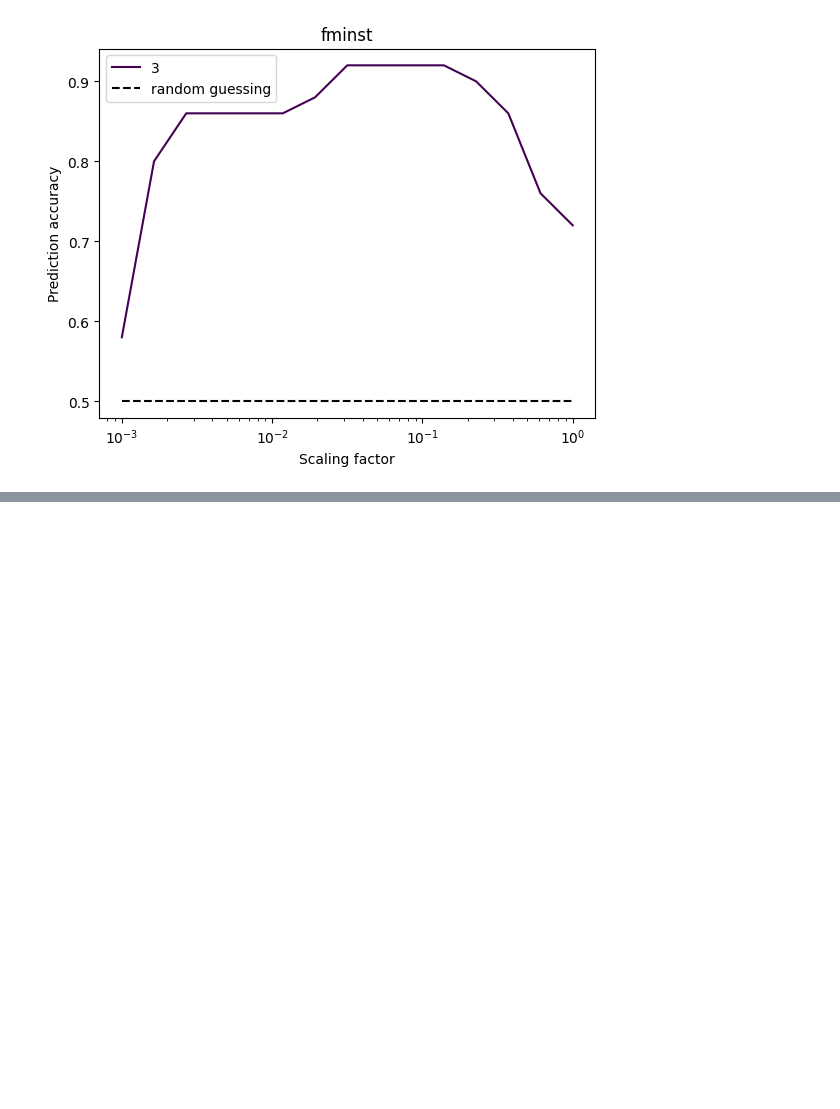
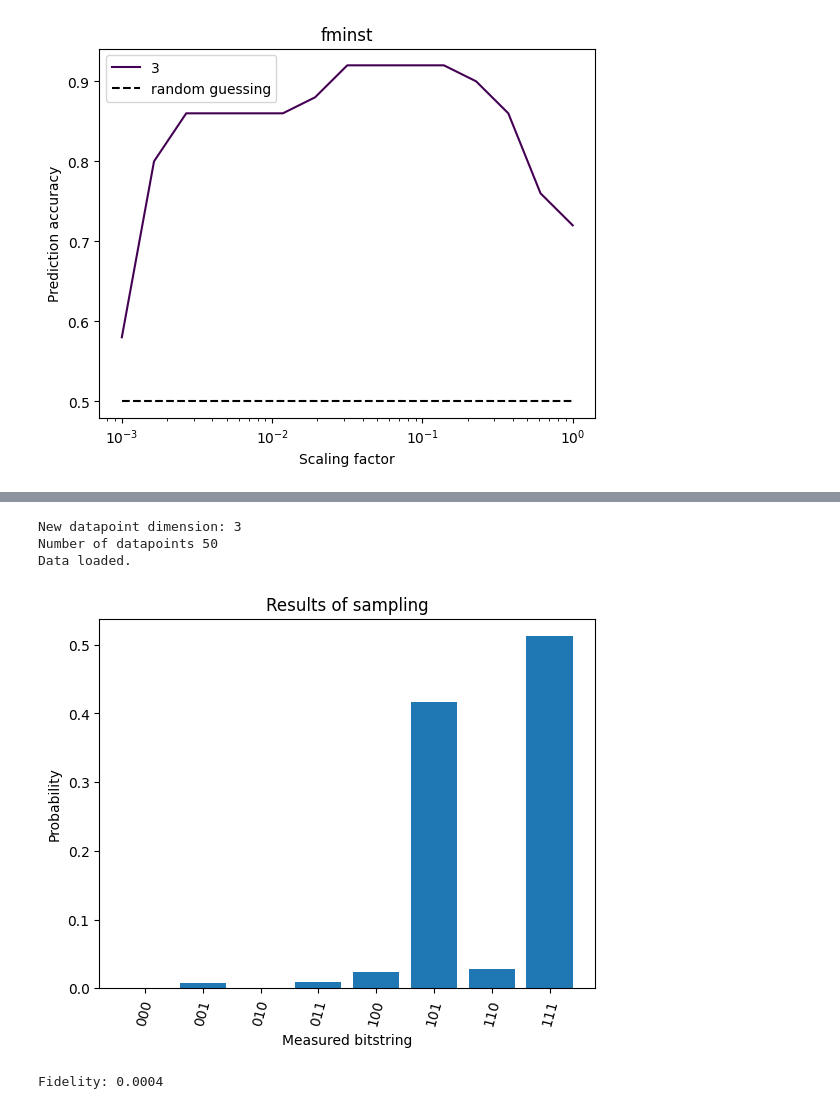
Before and after one commit to CERN-IT-INNOVATION/olqti-summer-school-2024, a Jupyter notebook: quantum_computing_applications_and_use_cases/kernel-bandwidth-in-QML.ipynb, the cells around one changed output, grey strips where cells are left out. Saved outputs shown, nothing was run; the diff lists cells and outputs as text; code cells hidden in the pictures; blank space fills up the shorter version.

```diff
--- a/quantum_computing_applications_and_use_cases/kernel-bandwidth-in-QML.ipynb
+++ b/quantum_computing_applications_and_use_cases/kernel-bandwidth-in-QML.ipynb
@@ -584,0 +862,34 @@ plt.legend()
+# %%
+from qiskit.circuit import Parameter, ParameterVector, QuantumCircuit
+from qiskit.circuit.library import UnitaryOverlap
+from qiskit.transpiler.preset_passmanagers import generate_preset_pass_manager
+from qiskit_ibm_runtime import QiskitRuntimeService
+from qiskit_ibm_runtime import Options, Session, Sampler
+from qiskit_aer import AerSimulator
+
+# Remember to insert your token in the QiskitRuntimeService constructor
+overlap_circ = QuantumCircuit(2)
+service = QiskitRuntimeService(channel="ibm_quantum")
+backend = service.least_busy(
+    operational=True, simulator=False, min_num_qubits=overlap_circ.num_qubits
+)
+pm = generate_preset_pass_manager(optimization_level=3, backend=backend)
+
+overlap_ibm = pm.run(overlap_circ)
+overlap_ibm.draw("mpl", scale=0.6, idle_wires=False, fold=-1, style="iqp")
+
+# Evaluate the problem using a QPU via Qiskit IBM Runtime
+backend = AerSimulator()
+with Session(service=service, backend=backend) as session:
+    sampler = Sampler(
+        options=Options(
+            execution={"shots": num_shots}, transpilation={"skip_transpilation": True}
+        )
+    )
+    dist = sampler.run(overlap_ibm).result().quasi_dists[0]
+# %% [output]
+New datapoint dimension: 3
+Number of datapoints 50
+Data loaded.
+[figure, added]
+Fidelity: 0.0004
```
Also changed, not shown: parts of 12 cells of this notebook.
